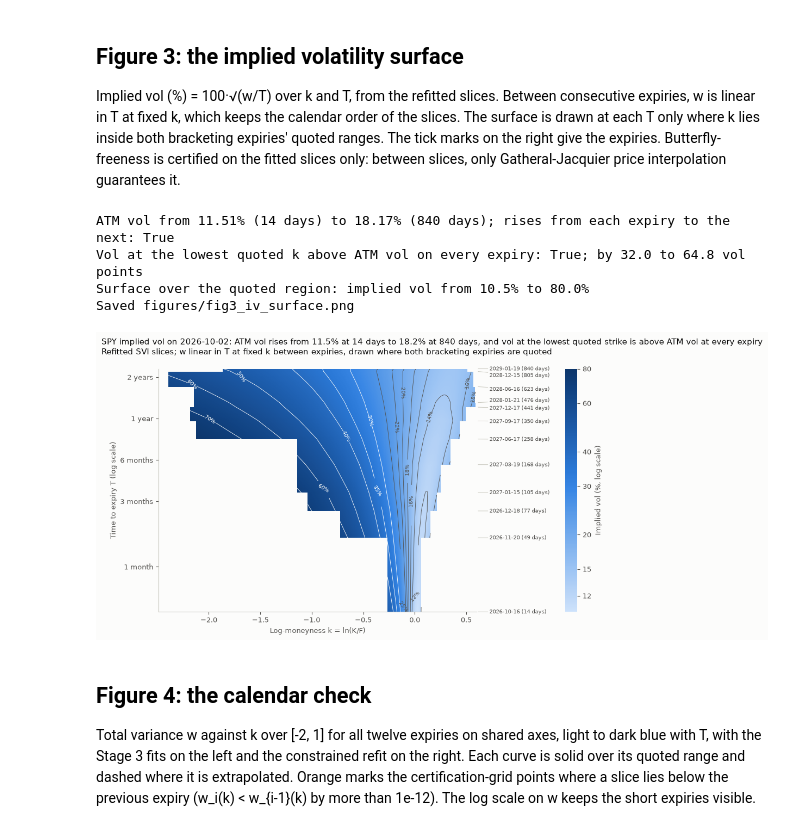
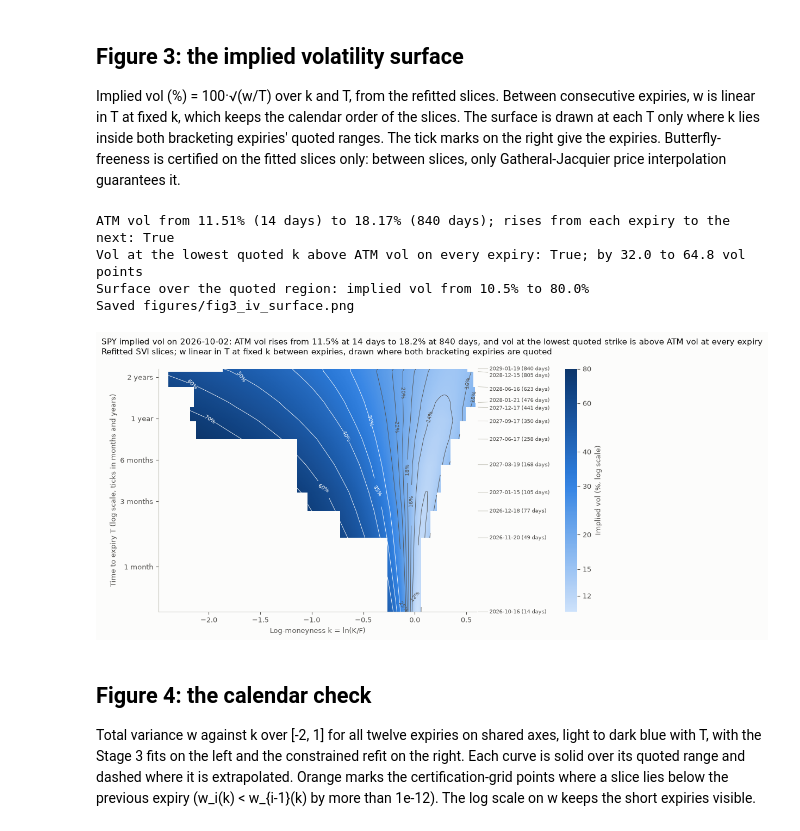
Before and after one commit to yogi-agarwal/vol-surface-delta-hedging, a Jupyter notebook: notebooks/analysis.ipynb, the cells around one changed output. Cells and saved outputs as stored; diff of their text form; code cells hidden in the pictures.

```diff
--- a/notebooks/analysis.ipynb
+++ b/notebooks/analysis.ipynb
@@ -2028,41 +2028,41 @@ ax.yaxis.set_minor_locator(NullLocator())
 ax.set_yticklabels(["1 month", "3 months", "6 months", "1 year", "2 years"])
 ax.set_ylim(T_slices[0], T_slices[-1])
 ax.set_xlabel("Log-moneyness k = ln(K/F)")
-ax.set_ylabel("Time to expiry T (log scale)")
+ax.set_ylabel("Time to expiry T (log scale, ticks in months and years)")
 ax.grid(False)
 
 # Expiries: a tick on the right edge at each T, with labels spread apart where expiries lie close together.
 tick_y = (np.log(T_slices) - np.log(T_slices[0])) / (np.log(T_slices[-1]) - np.log(T_slices[0]))
 label_y = tick_y.copy()
 for n in range(1, label_y.size):
     label_y[n] = max(label_y[n], label_y[n - 1] + 0.035)
 label_y -= max(label_y[-1] - 1.0, 0.0) * np.linspace(0, 1, label_y.size) ** 4  # pull the top labels back in
 for label, T, y_tick, y_label in zip(stage_4_labels, T_slices, tick_y, label_y):
     ax.annotate(f"{label} ({365 * T:.0f} days)", xy=(1.0, y_tick), xycoords="axes fraction", xytext=(1.04, y_label),
                 textcoords="axes fraction", fontsize=7, color=INK_2, va="center",
                 arrowprops={"arrowstyle": "-", "color": AXIS, "lw": 0.6, "shrinkA": 0, "shrinkB": 2})
 colourbar = fig.colorbar(mesh, ax=ax, pad=0.21, fraction=0.035)
 colourbar.set_ticks([12, 15, 20, 30, 40, 60, 80])
 colourbar.set_ticklabels(["12", "15", "20", "30", "40", "60", "80"])
 colourbar.ax.yaxis.set_minor_locator(NullLocator())
 colourbar.set_label("Implied vol (%, log scale)")
 colourbar.outline.set_visible(False)
 trend = "rises" if atm_rises else "moves"
 shape = ", and vol at the lowest quoted strike is above ATM vol at every expiry" if put_above else ""
 fig.suptitle(
     f"SPY implied vol on {fetch.min():%Y-%m-%d}: ATM vol {trend} from {atm_iv[0]:.1f}% at "
     f"{365 * T_slices[0]:.0f} days to {atm_iv[-1]:.1f}% at {365 * T_slices[-1]:.0f} days{shape}\n"
     "Refitted SVI slices; w linear in T at fixed k between expiries, drawn where both bracketing expiries are quoted",
     x=0.02, ha="left",
 )
 save(fig, "fig3_iv_surface.png")
 plt.show()
 # %% [output]
 ATM vol from 11.51% (14 days) to 18.17% (840 days); rises from each expiry to the next: True
 Vol at the lowest quoted k above ATM vol on every expiry: True; by 32.0 to 64.8 vol points
 Surface over the quoted region: implied vol from 10.5% to 80.0%
 Saved figures/fig3_iv_surface.png
-[figure, old version]
+[figure, new version]
 # %% [markdown]
 ## Figure 4: the calendar check
 
```
Also changed, not shown: parts of 7 cells of this notebook, 4 other files.
